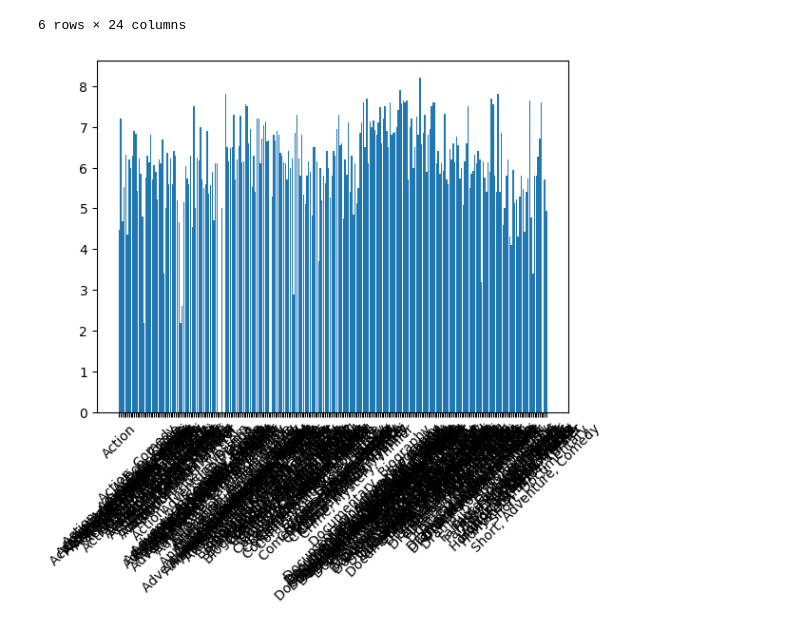
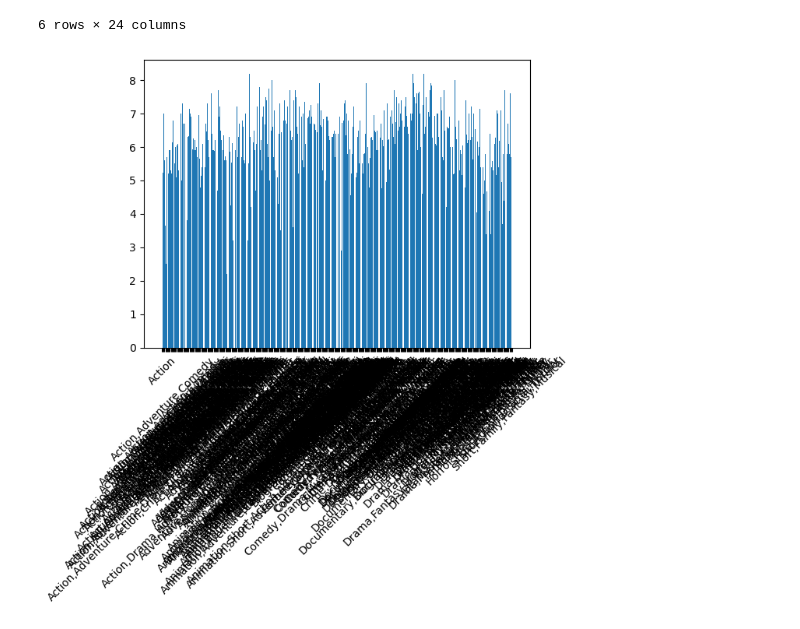
Before and after one commit to troyflood94/project_3, a Jupyter notebook: project_work_file.ipynb, the cells around one changed output. Drawn from its saved outputs; the diff is of its cells as text; code cells hidden in the pictures.

```diff
--- a/project_work_file.ipynb
+++ b/project_work_file.ipynb
@@ -83,6 +83,6 @@ Name: count, Length: 296, dtype: int64
 # %%
-genre_grouped_df=pd.DataFrame(merged_df.groupby('genre')['rating'].mean())
+genre_grouped_df=pd.DataFrame(merged_df.groupby('Genres')['rating'].mean())
 
-genre_grouped_df["genre"]=genre_grouped_df.index
+genre_grouped_df["Genre"]=genre_grouped_df.index
 genre_grouped_df
 # %% [output]
@@ -114,8 +114,8 @@ action_movies
 6 rows × 24 columns
 # %%
 
-plt.bar(genre_grouped_df['genre'],genre_grouped_df['rating'])
+plt.bar(genre_grouped_df['Genre'],genre_grouped_df['rating'])
 plt.xticks(rotation=45)
 plt.show()
 # %% [output]
-[figure, old version]
+[figure, new version]
```
Also changed, not shown: parts of 2 cells of this notebook.
